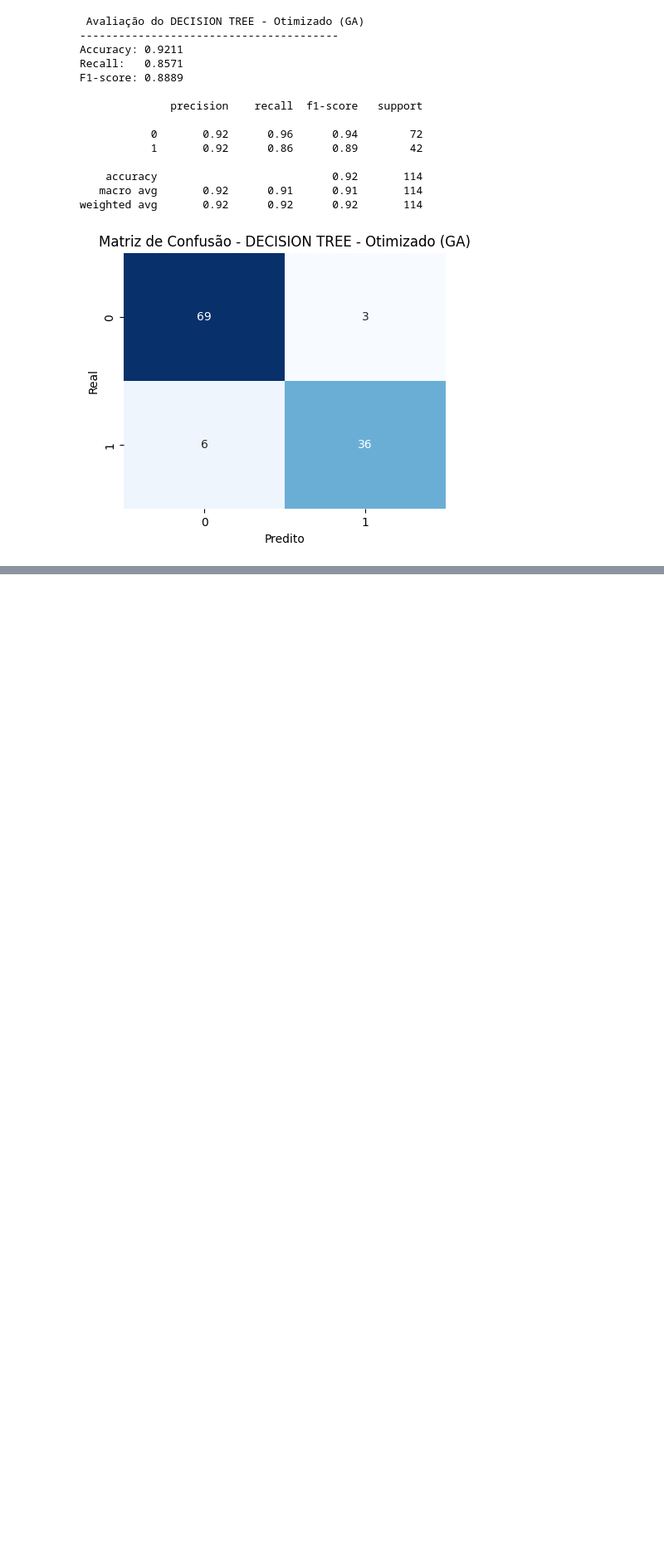
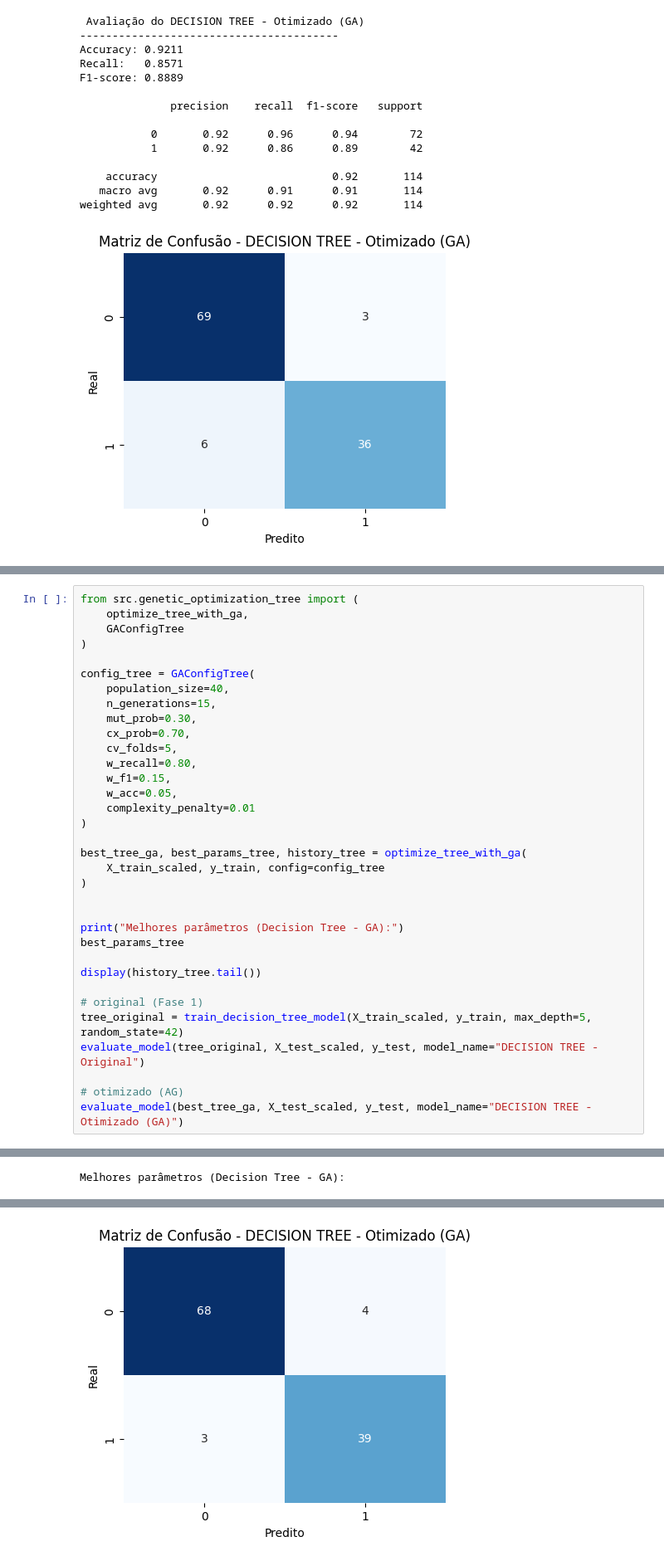
Before and after one commit to KeityPires/tech-challenge-ia-diagnostico, a Jupyter notebook: notebooks/02_exploracao_dados_cancer_mama.ipynb, the cells around one changed output, grey strips where cells are left out. Shown at 83% size. Saved outputs shown, nothing was run; the diff lists cells and outputs as text; blank space fills up the shorter version.

```diff
--- a/notebooks/02_exploracao_dados_cancer_mama.ipynb
+++ b/notebooks/02_exploracao_dados_cancer_mama.ipynb
@@ -1189,0 +1257,35 @@ weighted avg       0.92      0.92      0.92       114
+# %%
+from src.genetic_optimization_tree import (
+    optimize_tree_with_ga,
+    GAConfigTree
+)
+
+config_tree = GAConfigTree(
+    population_size=40,
+    n_generations=15,
+    mut_prob=0.30,
+    cx_prob=0.70,
+    cv_folds=5,
+    w_recall=0.80,
+    w_f1=0.15,
+    w_acc=0.05,
+    complexity_penalty=0.01
+)
+
+best_tree_ga, best_params_tree, history_tree = optimize_tree_with_ga(
+    X_train_scaled, y_train, config=config_tree
+)
+
+
+print("Melhores parâmetros (Decision Tree - GA):")
+best_params_tree
+
+display(history_tree.tail())
+
+# original (Fase 1)
+tree_original = train_decision_tree_model(X_train_scaled, y_train, max_depth=5, random_state=42)
+evaluate_model(tree_original, X_test_scaled, y_test, model_name="DECISION TREE - Original")
+
+# otimizado (AG)
+evaluate_model(best_tree_ga, X_test_scaled, y_test, model_name="DECISION TREE - Otimizado (GA)")
+# %% [output]
@@ -1189,0 +1307 @@ weighted avg       0.92      0.92      0.92       114
+Melhores parâmetros (Decision Tree - GA):
@@ -1189,0 +1345 @@ weighted avg       0.92      0.92      0.92       114
+[figure, added]
```
Also changed, not shown: parts of 9 cells of this notebook, 1 other file.
